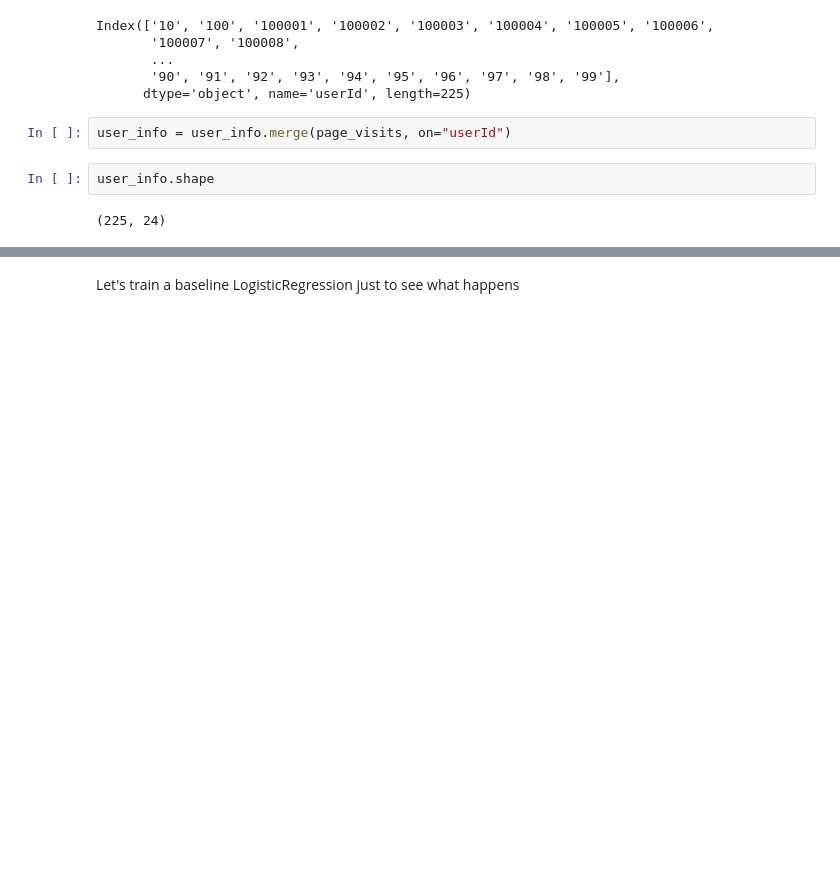
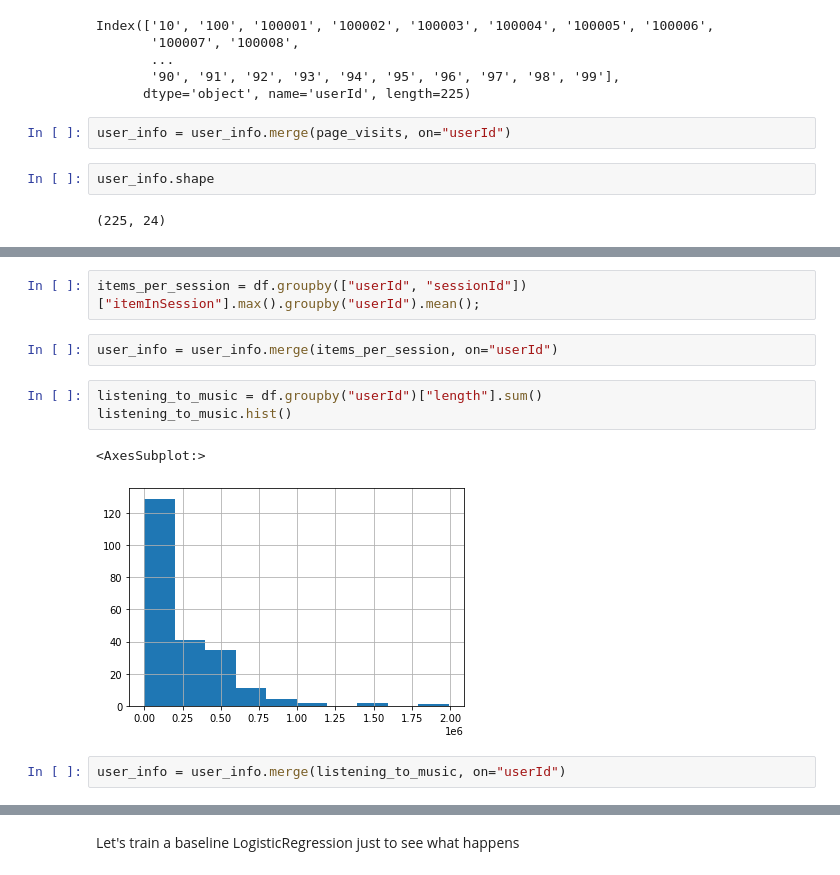
Before and after one commit to gkap720/sparkify-churn, a Jupyter notebook: EDA.ipynb, the cells around one changed output, grey strips where cells are left out. Cells and saved outputs as stored; diff of their text form; blank space fills up the shorter version.

```diff
--- a/EDA.ipynb
+++ b/EDA.ipynb
@@ -292 +488,13 @@ Upgrade                       0
 dtype: int64
+# %%
+items_per_session = df.groupby(["userId", "sessionId"])["itemInSession"].max().groupby("userId").mean();
+# %%
+user_info = user_info.merge(items_per_session, on="userId")
+# %%
+listening_to_music = df.groupby("userId")["length"].sum()
+listening_to_music.hist()
+# %% [output]
+<AxesSubplot:>
+[figure, added]
+# %%
+user_info = user_info.merge(listening_to_music, on="userId")
```
Also changed, not shown: parts of 129 cells of this notebook, 3 other files.
